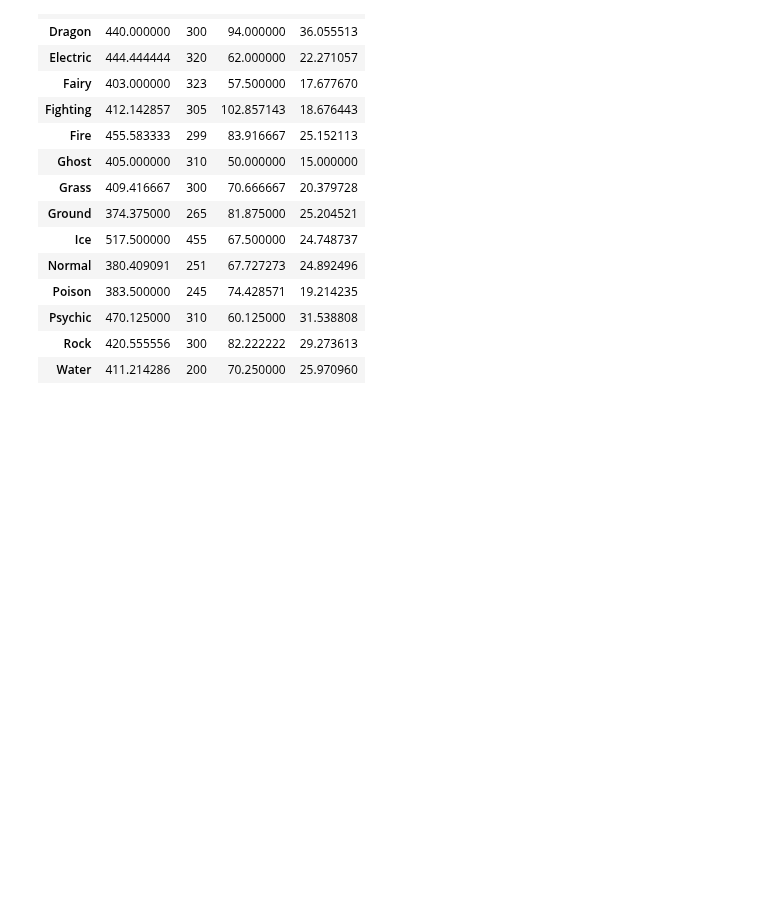
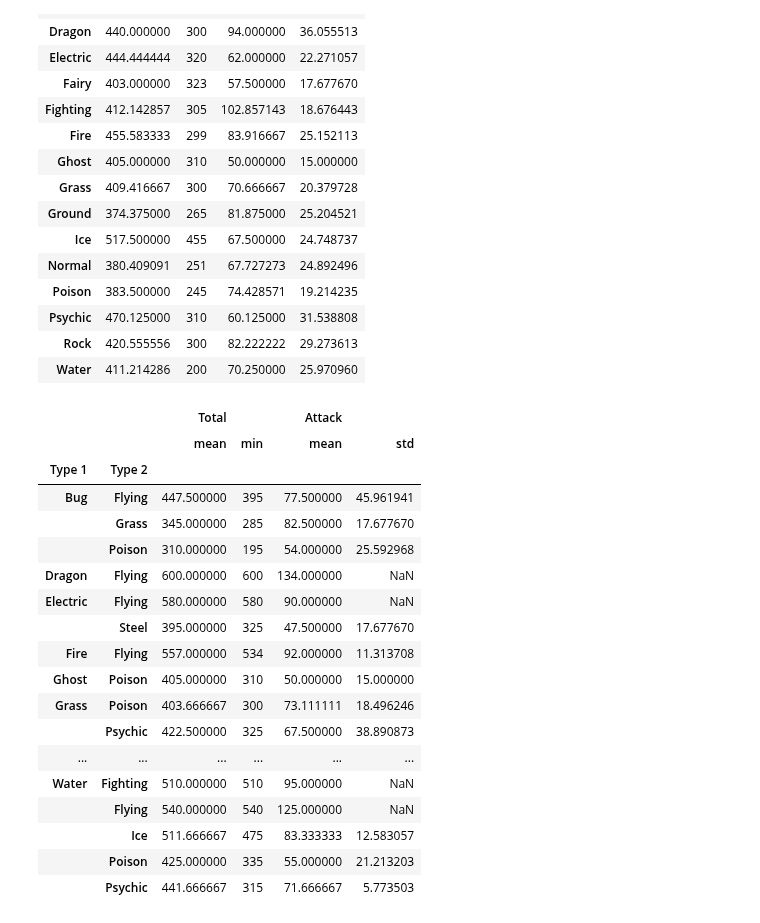
Before and after one commit to IdhamAbidinKaisilay/BelajarDataAnalyst, a Jupyter notebook: Grouping_DataFrame_2.ipynb, the cells around one changed output. Drawn from its saved outputs; the diff is of its cells as text; code cells hidden in the pictures; blank space fills up the shorter version.

```diff
--- a/Grouping_DataFrame_2.ipynb
+++ b/Grouping_DataFrame_2.ipynb
@@ -91,3 +91,26 @@ grouped_df.agg({'Total': ['mean', 'min'], 'Attack':['mean', 'std']})
 | Psychic | 470.125000 | 310 | 60.125000 | 31.538808 |
 | Rock | 420.555556 | 300 | 82.222222 | 29.273613 |
 | Water | 411.214286 | 200 | 70.250000 | 25.970960 |
+# %%
+grouped_df = df.groupby(by = ['Type 1', 'Type 2'])
+grouped_df.agg({'Total': ['mean', 'min'], 'Attack':['mean', 'std']})
+# %% [output]
+|  |  | Total |  | Attack |  |
+|  |  | mean | min | mean | std |
+| Type 1 | Type 2 |  |  |  |  |
+| Bug | Flying | 447.500000 | 395 | 77.500000 | 45.961941 |
+|  | Grass | 345.000000 | 285 | 82.500000 | 17.677670 |
+|  | Poison | 310.000000 | 195 | 54.000000 | 25.592968 |
+| Dragon | Flying | 600.000000 | 600 | 134.000000 | NaN |
+| Electric | Flying | 580.000000 | 580 | 90.000000 | NaN |
+|  | Steel | 395.000000 | 325 | 47.500000 | 17.677670 |
+| Fire | Flying | 557.000000 | 534 | 92.000000 | 11.313708 |
+| Ghost | Poison | 405.000000 | 310 | 50.000000 | 15.000000 |
+| Grass | Poison | 403.666667 | 300 | 73.111111 | 18.496246 |
+|  | Psychic | 422.500000 | 325 | 67.500000 | 38.890873 |
+| ... | ... | ... | ... | ... | ... |
+| Water | Fighting | 510.000000 | 510 | 95.000000 | NaN |
+|  | Flying | 540.000000 | 540 | 125.000000 | NaN |
+|  | Ice | 511.666667 | 475 | 83.333333 | 12.583057 |
+|  | Poison | 425.000000 | 335 | 55.000000 | 21.213203 |
+|  | Psychic | 441.666667 | 315 | 71.666667 | 5.773503 |
```
Also changed, not shown: parts of 2 cells of this notebook.
